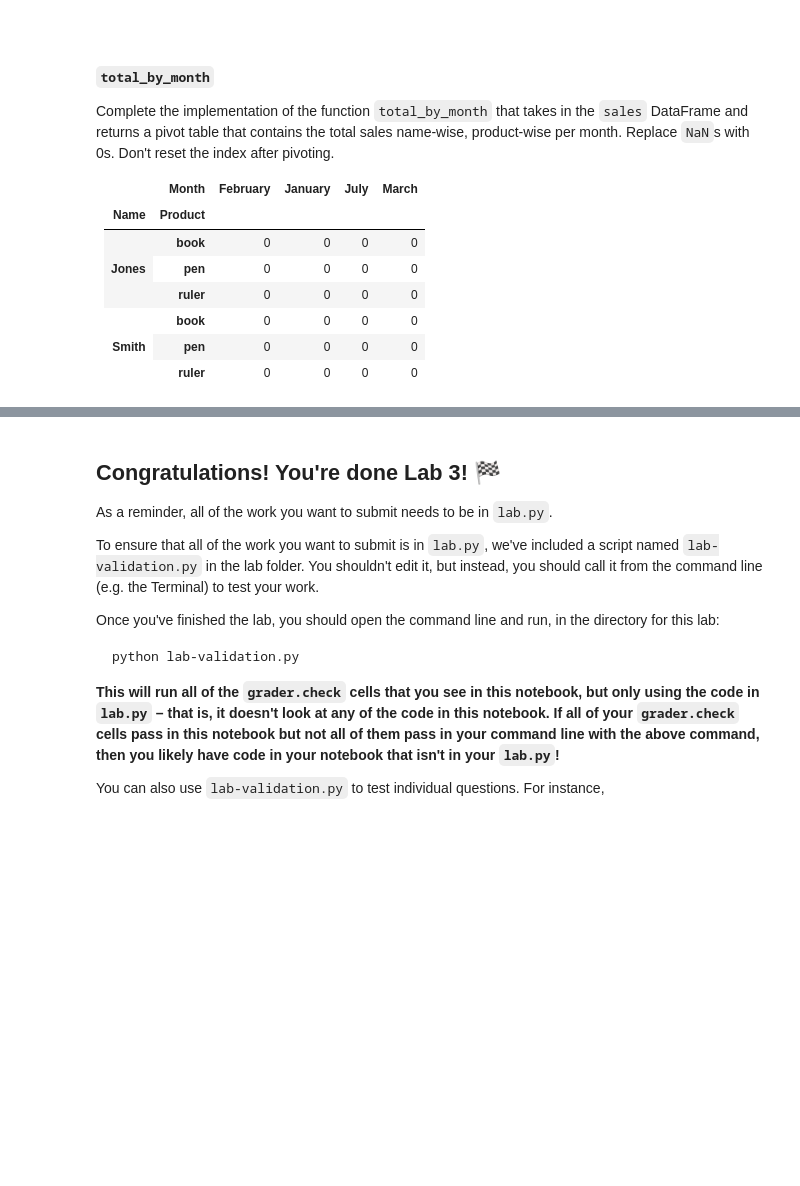
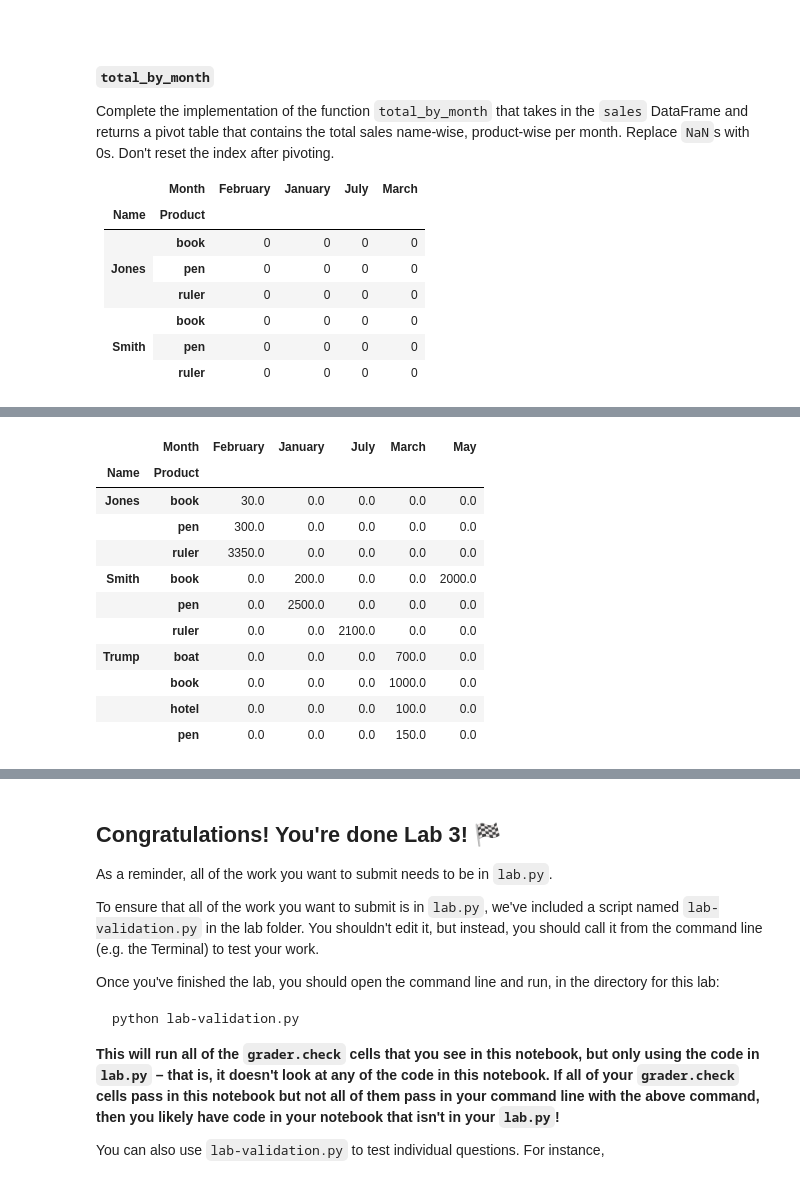
Before and after one commit to ri2658/dsc80-2026-fa, a Jupyter notebook: labs/lab03/lab.ipynb, the cells around one changed output, grey strips where cells are left out. Saved outputs shown, nothing was run; the diff lists cells and outputs as text; code cells hidden in the pictures; blank space fills up the shorter version.

```diff
--- a/labs/lab03/lab.ipynb
+++ b/labs/lab03/lab.ipynb
@@ -648,3 +728,36 @@ Complete the implementation of the function `total_by_month` that takes in the `
+# %%
+sales = sales.copy()
+
+sales['Month'] = sales['Date'].apply(
+    lambda x :
+    'January' if x.split('.')[0] == '01' else
+    'February' if x.split('.')[0] == '02' else
+    'March' if x.split('.')[0] == '03' else
+    'April' if x.split('.')[0] == '04' else
+    'May' if x.split('.')[0] == '05' else
+    'June' if x.split('.')[0] == '06' else
+    'July' if x.split('.')[0] == '07' else
+    'August' if x.split('.')[0] == '08' else
+    'September' if x.split('.')[0] == '09' else
+    'October' if x.split('.')[0] == '10' else
+    'November' if x.split('.')[0] == '11' else
+    'December'
+)
+
+sales.pivot_table(index=['Name', 'Product'], columns='Month', values='Total', aggfunc='sum').fillna(0)
+# %% [output]
+|  | Month | February | January | July | March | May |
+| Name | Product |  |  |  |  |  |
+| Jones | book | 30.0 | 0.0 | 0.0 | 0.0 | 0.0 |
+|  | pen | 300.0 | 0.0 | 0.0 | 0.0 | 0.0 |
+|  | ruler | 3350.0 | 0.0 | 0.0 | 0.0 | 0.0 |
+| Smith | book | 0.0 | 200.0 | 0.0 | 0.0 | 2000.0 |
+|  | pen | 0.0 | 2500.0 | 0.0 | 0.0 | 0.0 |
+|  | ruler | 0.0 | 0.0 | 2100.0 | 0.0 | 0.0 |
+| Trump | boat | 0.0 | 0.0 | 0.0 | 700.0 | 0.0 |
+|  | book | 0.0 | 0.0 | 0.0 | 1000.0 | 0.0 |
+|  | hotel | 0.0 | 0.0 | 0.0 | 100.0 | 0.0 |
+|  | pen | 0.0 | 0.0 | 0.0 | 150.0 | 0.0 |
 # %%
 # don't change this cell -- it is needed for the tests to work
 fp = Path('data') / 'sales.csv'
```
Also changed, not shown: parts of 8 cells of this notebook, 5 other files.
